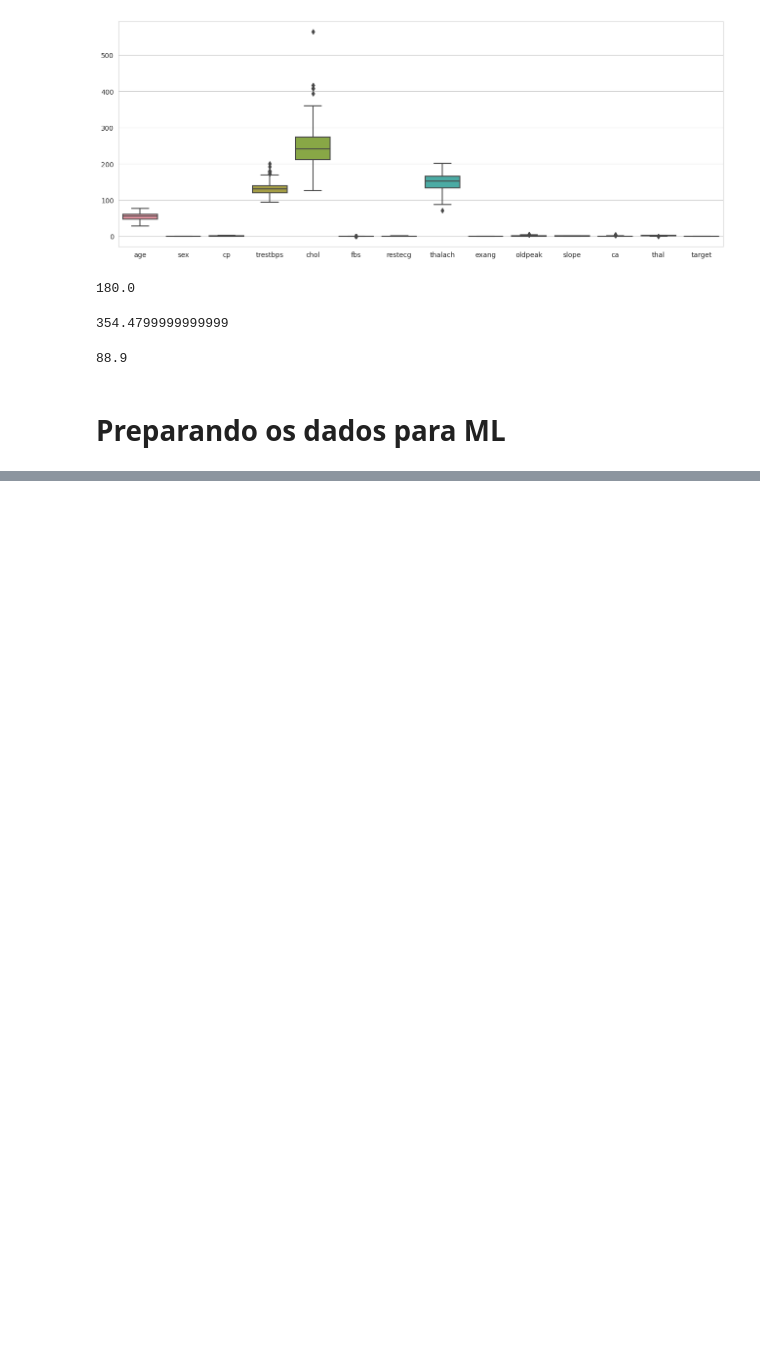
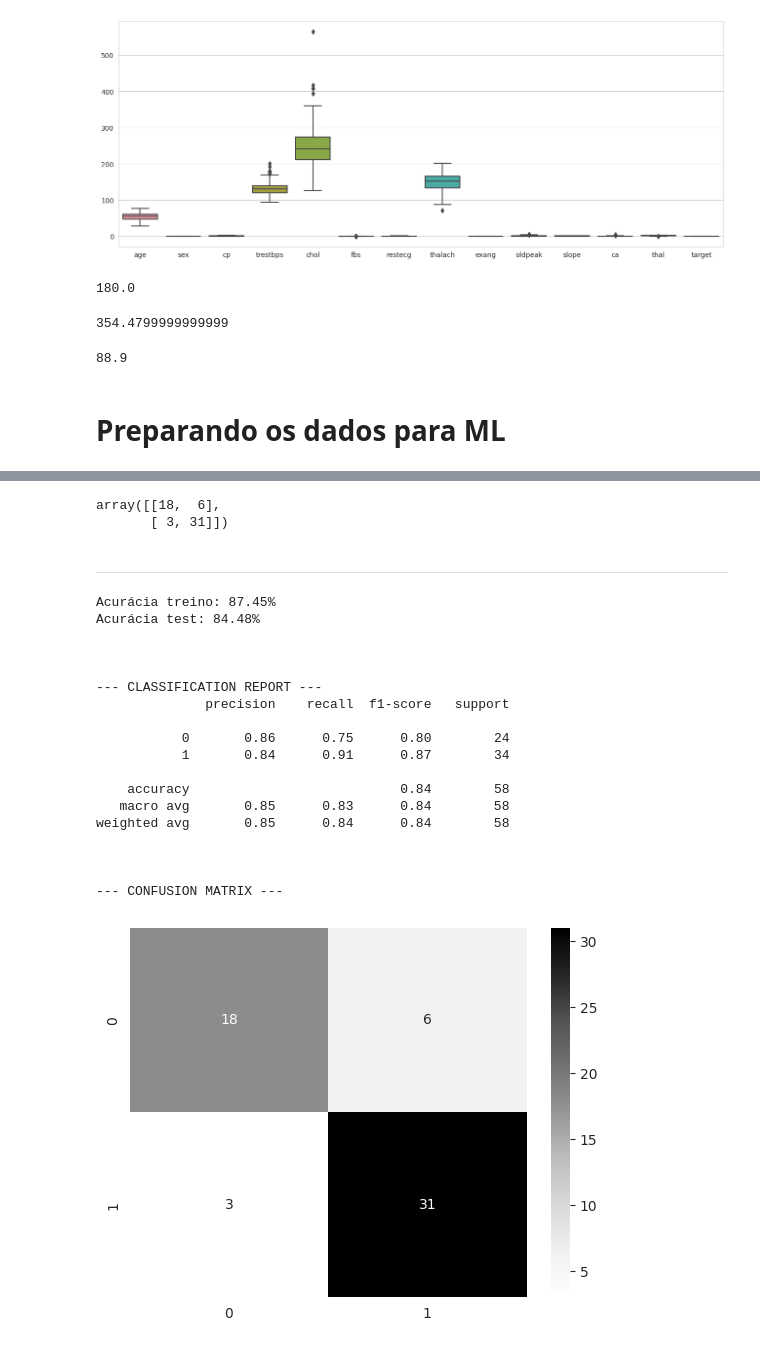
Before and after one commit to JevertonFlores/DS_heart_disease_machine_learning, a Jupyter notebook: heart-disease.ipynb, the cells around one changed output, grey strips where cells are left out. Cells and saved outputs as stored; diff of their text form; code cells hidden in the pictures; blank space fills up the shorter version.

```diff
--- a/heart-disease.ipynb
+++ b/heart-disease.ipynb
@@ -210,0 +229,2 @@ df_hd_ml =
+# %%
+X_train, X_test, y_train, y_test = train_test_split(X, y, test_size = 0.2, random_state = 42)
@@ -210,0 +276,71 @@ df_hd_ml =
+# %%
+# confusion matrix
+
+confusion_matrix(y_test, y_previsto)
+# %% [output]
+array([[18,  6],
+       [ 3, 31]])
+# %% [markdown]
+------
+# %%
+# criando função para o modelo
+
+def relatorio_ml (df, algoritmo, opt = 2):
+    X = df.drop('target', axis = 1)
+    y = df['target']
+
+    X_train, X_test, y_train, y_test = train_test_split(X, y, test_size = 0.2, random_state = 42)
+
+    if opt == 0:
+        ml = algoritmo(max_iter = 1000)
+    elif opt == 1:
+        ml = algoritmo(n_estimators = 1000)
+    elif opt == 2:
+        ml = algoritmo()
+
+    ml.fit(X_train, y_train)
+    score_train = ml.score(X_train, y_train)
+    print(f'Acurácia treino: {score_train * 100:.2f}%')
+    score_test = ml.score(X_test, y_test)
+    print(f'Acurácia test: {score_test * 100:.2f}%')
+
+    print(' ')
+    print(' ')
+    print(' ')
+
+    y_previsto = log.predict(X_test)
+    print('--- CLASSIFICATION REPORT ---')
+    print(classification_report(y_test, y_previsto))
+
+    print(' ')
+    print(' ')
+
+    print('--- CONFUSION MATRIX ---')
+    confusao = confusion_matrix(y_test, y_previsto)
+    sns.heatmap(confusao, annot = True, cmap = 'Greys')
+
+    return score_train, score_test
+# %%
+# aplicando o algoritmo de regressão logística através da função criada
+
+log_train, log_test = relatorio_ml(df_hd_ml, LogisticRegression, opt = 0)
+# %% [output]
+Acurácia treino: 87.45%
+Acurácia test: 84.48%
+
+
+
+--- CLASSIFICATION REPORT ---
+              precision    recall  f1-score   support
+
+           0       0.86      0.75      0.80        24
+           1       0.84      0.91      0.87        34
+
+    accuracy                           0.84        58
+   macro avg       0.85      0.83      0.84        58
+weighted avg       0.85      0.84      0.84        58
+
+
+
+--- CONFUSION MATRIX ---
+[figure, added]
```
Also changed, not shown: parts of 31 cells of this notebook.
